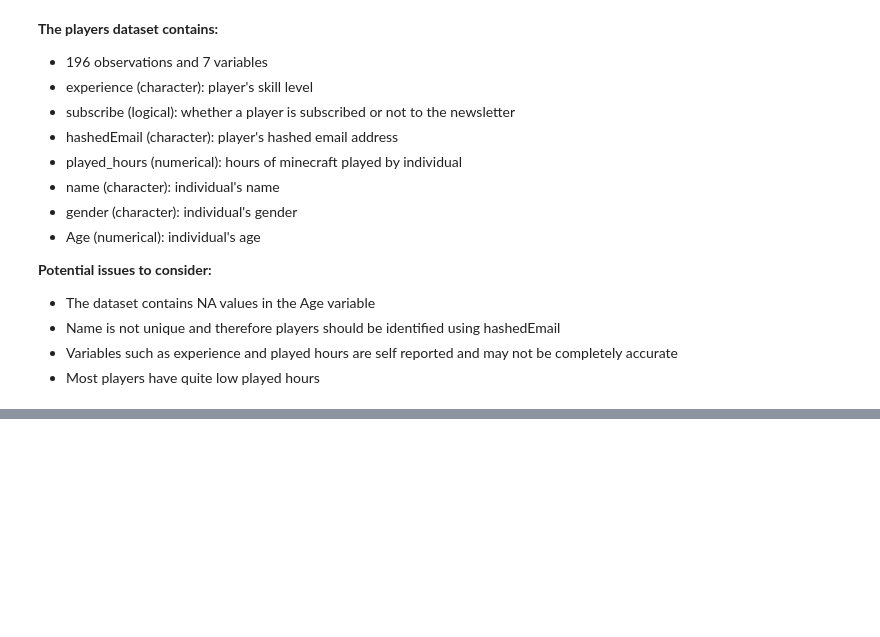
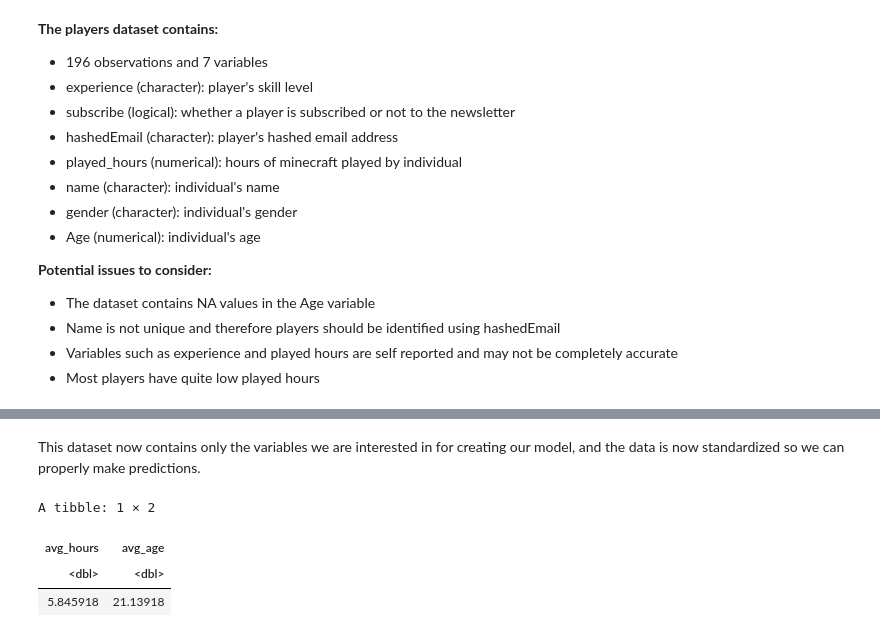
Before and after one commit to mayakosc/dsci-indv-grp1-maya, a Jupyter notebook: MayaKosciolek-grp1.ipynb, the cells around one changed output, grey strips where cells are left out. Cells and saved outputs as stored; diff of their text form; code cells hidden in the pictures; blank space fills up the shorter version.

```diff
--- a/MayaKosciolek-grp1.ipynb
+++ b/MayaKosciolek-grp1.ipynb
@@ -106,0 +141,11 @@ To wrangle the data to create my model, I will remove NA values and standardize
+# %% [markdown]
+This dataset now contains only the variables we are interested in for creating our model, and the data is now standardized so we can properly make predictions.
+# %%
+mean_values <- players |>
+    summarize(avg_hours = mean(played_hours), avg_age = mean(Age, na.rm = TRUE))
+mean_values
+# %% [output]
+A tibble: 1 × 2
+| avg_hours | avg_age |
+| <dbl> | <dbl> |
+| 5.845918 | 21.13918 |
```
Also changed, not shown: parts of 12 cells of this notebook.
